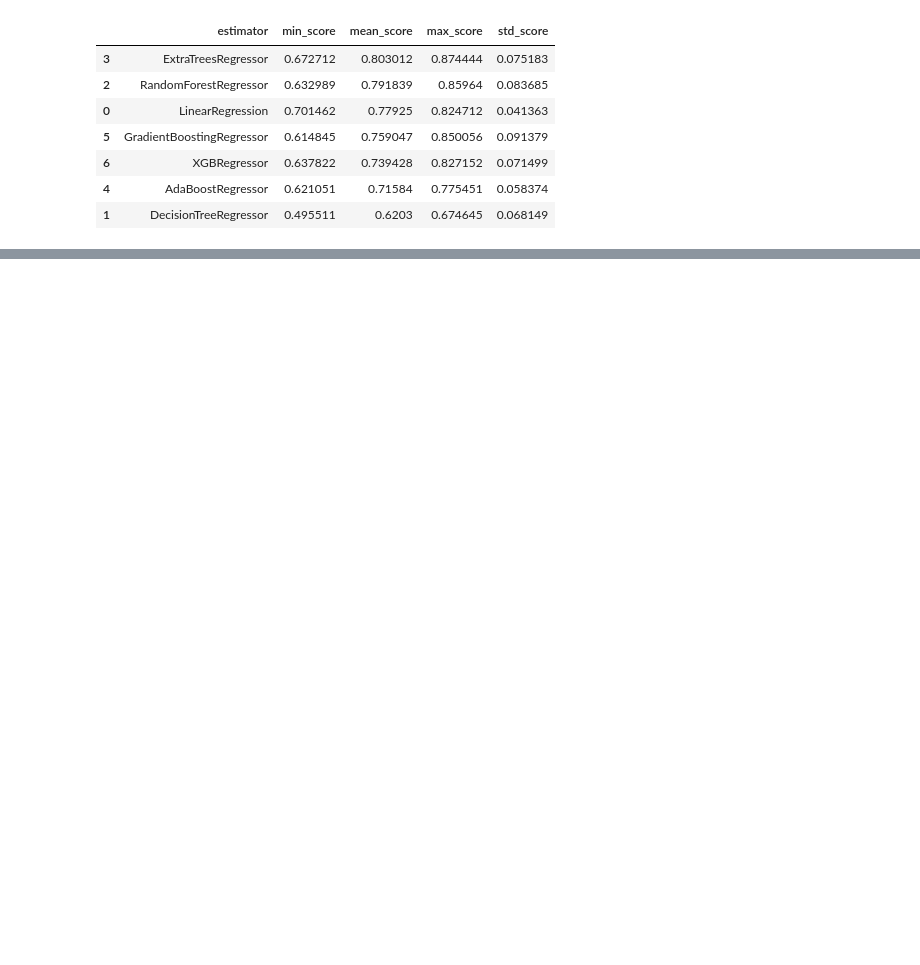
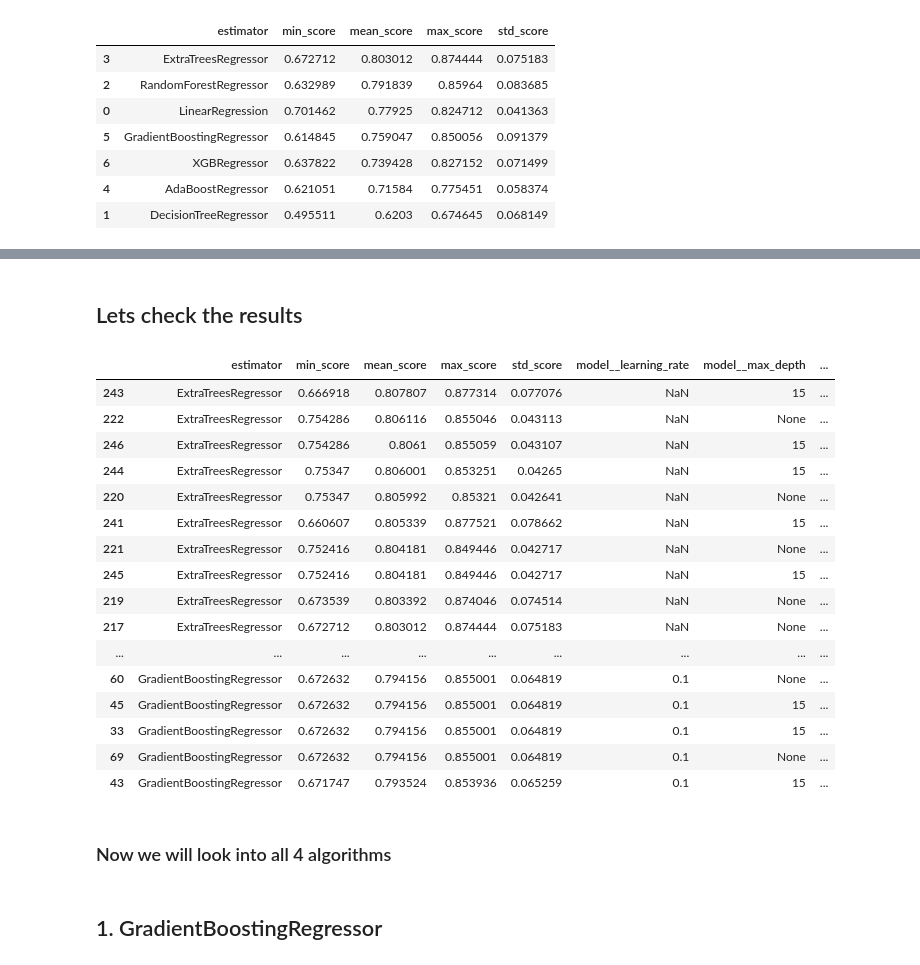
Before and after one commit to James-Burch/PP5-ML-PROJECT, a Jupyter notebook: jupyter_notebooks/5.Modeling and Evaluation - Predict House Price.ipynb, the cells around one changed output, grey strips where cells are left out. Saved outputs shown, nothing was run; the diff lists cells and outputs as text; code cells hidden in the pictures; blank space fills up the shorter version.

Commit message:
Complete hyperparameter optimization for top 4 models

```diff
--- a/jupyter_notebooks/5.Modeling and Evaluation - Predict House Price.ipynb
+++ b/jupyter_notebooks/5.Modeling and Evaluation - Predict House Price.ipynb
@@ -400,0 +331,29 @@ grid_search_summary
+# %%
+models_search = {
+    "LinearRegression": LinearRegression(),
+    "GradientBoostingRegressor": GradientBoostingRegressor(random_state=0),
+    "ExtraTreesRegressor": ExtraTreesRegressor(random_state=0),
+    "RandomForestRegressor": RandomForestRegressor(random_state=0),
+}
+
+params_search = {
+    "LinearRegression":{},
+    "GradientBoostingRegressor":{'model__n_estimators': [100,50,140],
+                                 'model__learning_rate':[0.1, 0.01, 0.001],
+                                 'model__max_depth': [3,15, None],
+                                 'model__min_samples_split': [2,50],
+                                 'model__min_samples_leaf': [1,50],
+                                 'model__max_leaf_nodes': [None,50],
+    },
+    "ExtraTreesRegressor":{'model__n_estimators': [100,50,150],
+                           'model__max_depth': [None, 3, 15],
+                           'model__min_samples_split': [2, 50],
+                           'model__min_samples_leaf': [1,50],
+    },
+    "RandomForestRegressor":{'model__n_estimators': [100,50, 140],
+                             'model__max_depth': [None,4, 15],
+                             'model__min_samples_split': [2,50],
+                             'model__min_samples_leaf': [1,50],
+                             'model__max_leaf_nodes': [None,50],
+    },
+}
@@ -400,0 +364,4 @@ grid_search_summary
+# %%
+search = HyperparameterOptimizationSearch(dic=dic, numeric_vars=numeric_vars, models=models_search, params=params_search)
+
+search.fit(X_train, y_train, scoring= 'r2', n_jobs=1, cv=5)
@@ -400,0 +384,27 @@ grid_search_summary
+# %% [markdown]
+## Lets check the results
+# %%
+grid_search_summary, grid_search_pipelines = search.score_summary(sort_by='mean_score')
+grid_search_summary.head(35)
+# %% [output]
+|  | estimator | min_score | mean_score | max_score | std_score | model__learning_rate | model__max_depth | ... |
+| 243 | ExtraTreesRegressor | 0.666918 | 0.807807 | 0.877314 | 0.077076 | NaN | 15 | ... |
+| 222 | ExtraTreesRegressor | 0.754286 | 0.806116 | 0.855046 | 0.043113 | NaN | None | ... |
+| 246 | ExtraTreesRegressor | 0.754286 | 0.8061 | 0.855059 | 0.043107 | NaN | 15 | ... |
+| 244 | ExtraTreesRegressor | 0.75347 | 0.806001 | 0.853251 | 0.04265 | NaN | 15 | ... |
+| 220 | ExtraTreesRegressor | 0.75347 | 0.805992 | 0.85321 | 0.042641 | NaN | None | ... |
+| 241 | ExtraTreesRegressor | 0.660607 | 0.805339 | 0.877521 | 0.078662 | NaN | 15 | ... |
+| 221 | ExtraTreesRegressor | 0.752416 | 0.804181 | 0.849446 | 0.042717 | NaN | None | ... |
+| 245 | ExtraTreesRegressor | 0.752416 | 0.804181 | 0.849446 | 0.042717 | NaN | 15 | ... |
+| 219 | ExtraTreesRegressor | 0.673539 | 0.803392 | 0.874046 | 0.074514 | NaN | None | ... |
+| 217 | ExtraTreesRegressor | 0.672712 | 0.803012 | 0.874444 | 0.075183 | NaN | None | ... |
+| ... | ... | ... | ... | ... | ... | ... | ... | ... |
+| 60 | GradientBoostingRegressor | 0.672632 | 0.794156 | 0.855001 | 0.064819 | 0.1 | None | ... |
+| 45 | GradientBoostingRegressor | 0.672632 | 0.794156 | 0.855001 | 0.064819 | 0.1 | 15 | ... |
+| 33 | GradientBoostingRegressor | 0.672632 | 0.794156 | 0.855001 | 0.064819 | 0.1 | 15 | ... |
+| 69 | GradientBoostingRegressor | 0.672632 | 0.794156 | 0.855001 | 0.064819 | 0.1 | None | ... |
+| 43 | GradientBoostingRegressor | 0.671747 | 0.793524 | 0.853936 | 0.065259 | 0.1 | 15 | ... |
+# %% [markdown]
+### Now we will look into all 4 algorithms
+# %% [markdown]
+## 1. GradientBoostingRegressor
```
Also changed, not shown: parts of 12 cells of this notebook.
